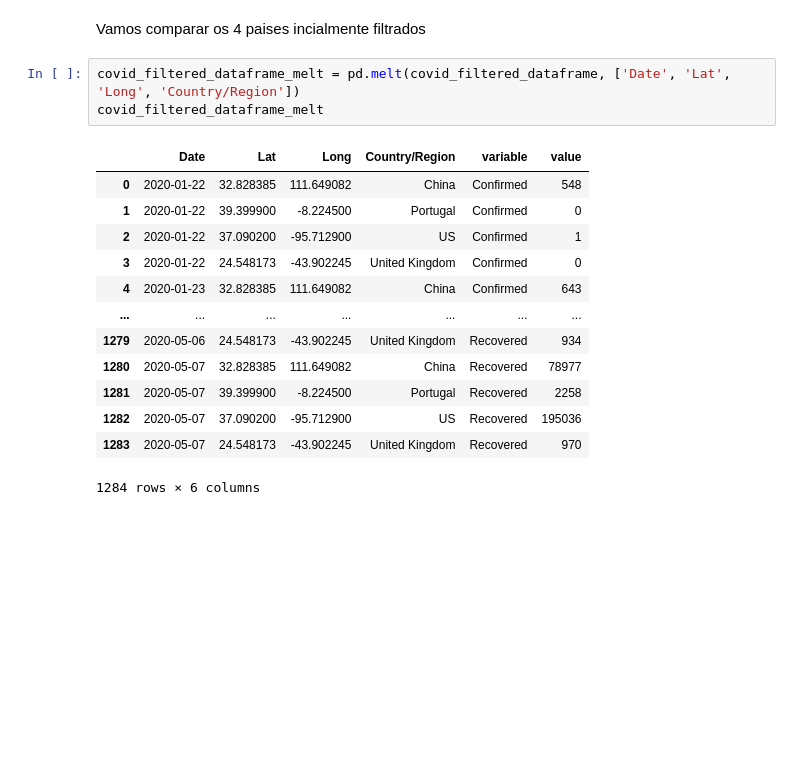
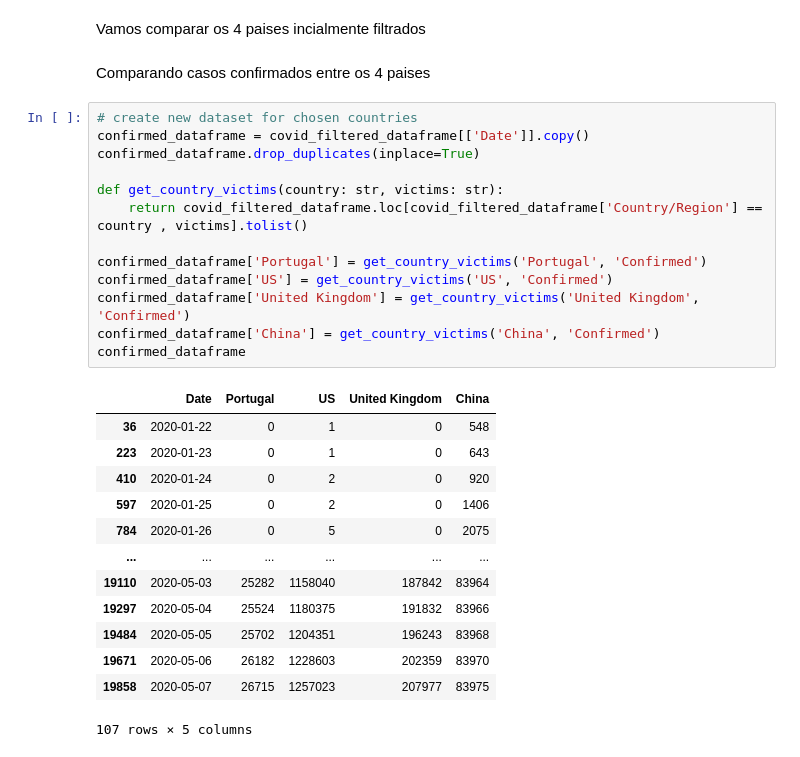
Before and after one commit to diogosmac/covid-forecast-feup-iart, a Jupyter notebook: projects/project2/notes.ipynb, the cells around one changed output. Saved outputs shown, nothing was run; the diff lists cells and outputs as text; blank space fills up the shorter version.

```diff
--- a/projects/project2/notes.ipynb
+++ b/projects/project2/notes.ipynb
@@ -216,20 +216,32 @@ plt.draw()
 # %% [markdown]
 Vamos comparar os 4 paises incialmente filtrados
-# %%
-covid_filtered_dataframe_melt = pd.melt(covid_filtered_dataframe, ['Date', 'Lat', 'Long', 'Country/Region'])
-covid_filtered_dataframe_melt
-# %% [output]
-|  | Date | Lat | Long | Country/Region | variable | value |
-| 0 | 2020-01-22 | 32.828385 | 111.649082 | China | Confirmed | 548 |
-| 1 | 2020-01-22 | 39.399900 | -8.224500 | Portugal | Confirmed | 0 |
-| 2 | 2020-01-22 | 37.090200 | -95.712900 | US | Confirmed | 1 |
-| 3 | 2020-01-22 | 24.548173 | -43.902245 | United Kingdom | Confirmed | 0 |
-| 4 | 2020-01-23 | 32.828385 | 111.649082 | China | Confirmed | 643 |
-| ... | ... | ... | ... | ... | ... | ... |
-| 1279 | 2020-05-06 | 24.548173 | -43.902245 | United Kingdom | Recovered | 934 |
-| 1280 | 2020-05-07 | 32.828385 | 111.649082 | China | Recovered | 78977 |
-| 1281 | 2020-05-07 | 39.399900 | -8.224500 | Portugal | Recovered | 2258 |
-| 1282 | 2020-05-07 | 37.090200 | -95.712900 | US | Recovered | 195036 |
-| 1283 | 2020-05-07 | 24.548173 | -43.902245 | United Kingdom | Recovered | 970 |
-1284 rows × 6 columns
+# %% [markdown]
+Comparando casos confirmados entre os 4 paises
+# %%
+# create new dataset for chosen countries
+confirmed_dataframe = covid_filtered_dataframe[['Date']].copy()
+confirmed_dataframe.drop_duplicates(inplace=True)
+
+def get_country_victims(country: str, victims: str):
+    return covid_filtered_dataframe.loc[covid_filtered_dataframe['Country/Region'] == country , victims].tolist()
+
+confirmed_dataframe['Portugal'] = get_country_victims('Portugal', 'Confirmed')
+confirmed_dataframe['US'] = get_country_victims('US', 'Confirmed')
+confirmed_dataframe['United Kingdom'] = get_country_victims('United Kingdom', 'Confirmed')
+confirmed_dataframe['China'] = get_country_victims('China', 'Confirmed')
+confirmed_dataframe
+# %% [output]
+|  | Date | Portugal | US | United Kingdom | China |
+| 36 | 2020-01-22 | 0 | 1 | 0 | 548 |
+| 223 | 2020-01-23 | 0 | 1 | 0 | 643 |
+| 410 | 2020-01-24 | 0 | 2 | 0 | 920 |
+| 597 | 2020-01-25 | 0 | 2 | 0 | 1406 |
+| 784 | 2020-01-26 | 0 | 5 | 0 | 2075 |
+| ... | ... | ... | ... | ... | ... |
+| 19110 | 2020-05-03 | 25282 | 1158040 | 187842 | 83964 |
+| 19297 | 2020-05-04 | 25524 | 1180375 | 191832 | 83966 |
+| 19484 | 2020-05-05 | 25702 | 1204351 | 196243 | 83968 |
+| 19671 | 2020-05-06 | 26182 | 1228603 | 202359 | 83970 |
+| 19858 | 2020-05-07 | 26715 | 1257023 | 207977 | 83975 |
+107 rows × 5 columns
 # %%
```
Also changed, not shown: parts of 2 cells of this notebook.
